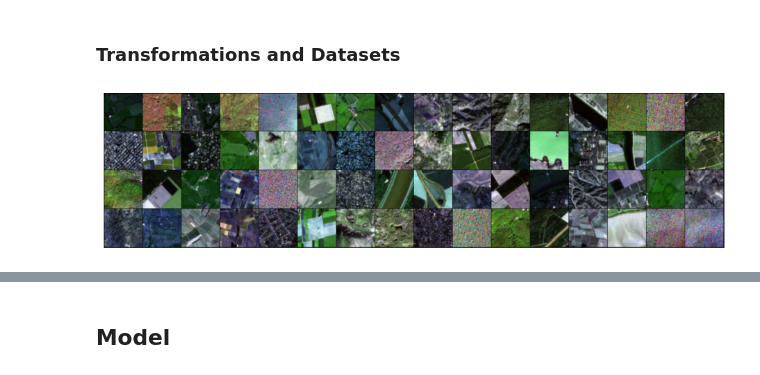
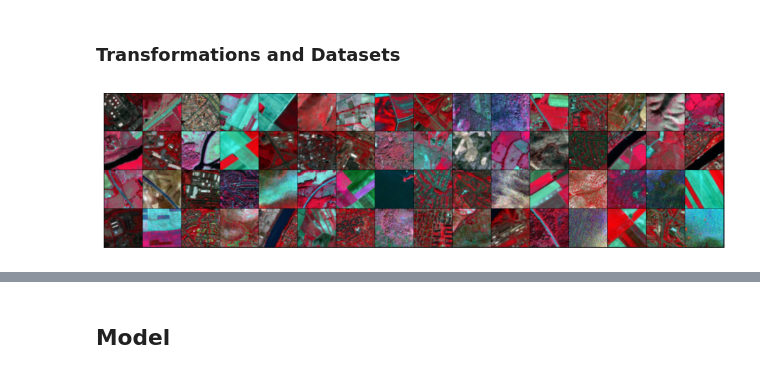
Before and after one commit to saksman/cs29482_eurosat, a Jupyter notebook: GoogLeNet_CIR.ipynb, the cells around one changed output, grey strips where cells are left out. Saved outputs shown, nothing was run; the diff lists cells and outputs as text; code cells hidden in the pictures.

```diff
--- a/GoogLeNet_CIR.ipynb
+++ b/GoogLeNet_CIR.ipynb
@@ -166,7 +132,3 @@ DATA_DF['filename'].str.decode("utf-8")
 26998                  Forest_2459.tif
 26999    HerbaceousVegetation_1615.tif
 Name: filename, Length: 27000, dtype: object
-# %%
-DATA_DF = DATA_DF.sample(frac = 1, random_state=48)
-TRAIN_DF = DATA_DF[:-int(len(DATA_DF)*VALID_SIZE)]
-VALID_DF = DATA_DF[-int(len(DATA_DF)*VALID_SIZE) :]
@@ -197,3 +135,8 @@ TRAIN_DF.size, VALID_DF.size
+# %%
+TRAIN_DF, VALID_DF, TEST_DF = np.split(DATA_DF.sample(frac=1, random_state=42), [int(.8*len(DATA_DF)), int(.9*len(DATA_DF))])
+TRAIN_DF.reset_index(inplace = True)
+VALID_DF.reset_index(inplace = True)
+TEST_DF.reset_index(inplace = True)
 # %% [markdown]
 ## Creating Dataset and Dataloaders
 
@@ -342,13 +203,20 @@ data_transform = transforms.Compose([
 # %%
 ## Data loaders and showing batch of data
 
-# BGR:
-train_ds = EuroSAT_threeBand(TRAIN_DF, '.', [1, 2, 3], data_transform)
-valid_ds = EuroSAT_threeBand(VALID_DF, '.', [1, 2, 3], data_transform)
+## Dataset and transformations
+data_transform = transforms.Compose([
+                                transforms.ToPILImage(),
+                                transforms.Resize(size=(224, 224)),
+                                transforms.ToTensor(),
+                                ])
+# CIR:
+train_ds = EuroSAT_threeBand(TRAIN_DF, '.', [7, 3, 2], data_transform)
+valid_ds = EuroSAT_threeBand(VALID_DF, '.', [7, 3, 2], data_transform)
+
 
 batch_size = 64
 train_dl = DataLoader(train_ds, batch_size, shuffle=True, num_workers=2, pin_memory=True)
 valid_dl = DataLoader(valid_ds, batch_size, shuffle=False, num_workers=2, pin_memory=True)
 show_batch(train_dl)
 # %% [output]
-[figure, old version]
+[figure, new version]
```
Also changed, not shown: parts of 56 cells of this notebook.
